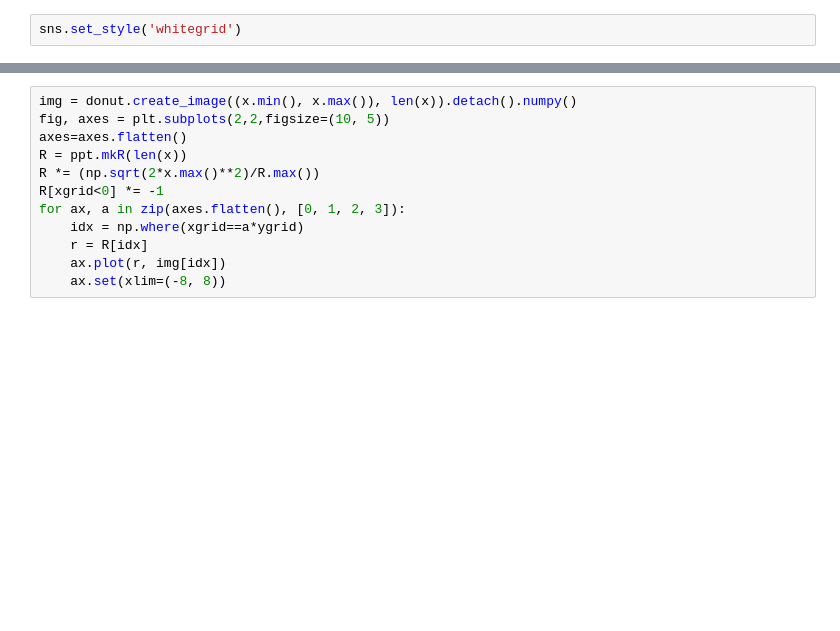
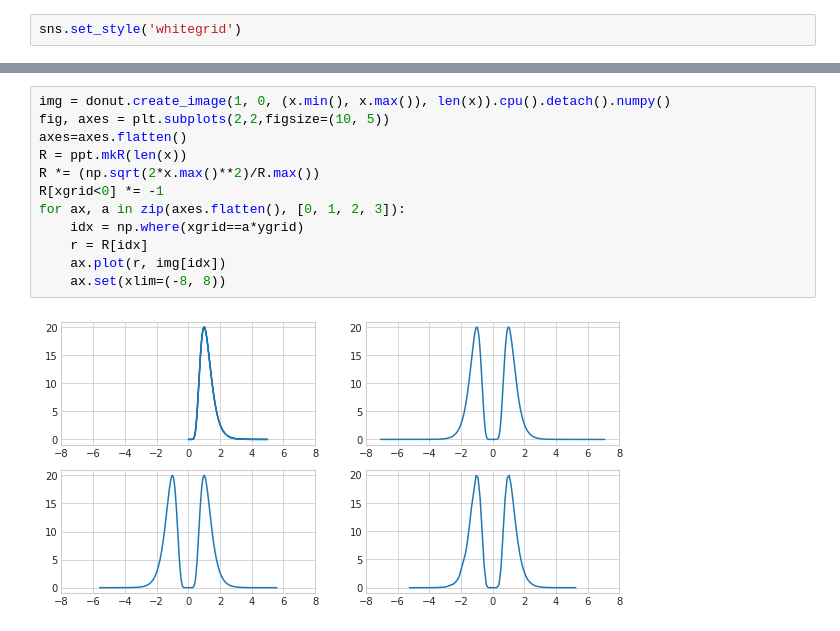
Before and after one commit to billbrod/spatial-frequency-preferences, a Jupyter notebook: notebooks/05-Model.ipynb, the cells around one changed output, grey strips where cells are left out. Saved outputs shown, nothing was run; the diff lists cells and outputs as text; blank space fills up the shorter version.

```diff
--- a/notebooks/05-Model.ipynb
+++ b/notebooks/05-Model.ipynb
@@ -132,12 +246,14 @@ plt.colorbar()
 # %%
-img = donut.create_image((x.min(), x.max()), len(x)).detach().numpy()
+img = donut.create_image(1, 0, (x.min(), x.max()), len(x)).cpu().detach().numpy()
 fig, axes = plt.subplots(2,2,figsize=(10, 5))
 axes=axes.flatten()
 R = ppt.mkR(len(x))
 R *= (np.sqrt(2*x.max()**2)/R.max())
 R[xgrid<0] *= -1
 for ax, a in zip(axes.flatten(), [0, 1, 2, 3]):
     idx = np.where(xgrid==a*ygrid)
     r = R[idx]
     ax.plot(r, img[idx])
     ax.set(xlim=(-8, 8))
+# %% [output]
+[figure, added]
```
Also changed, not shown: parts of 20 cells of this notebook.
